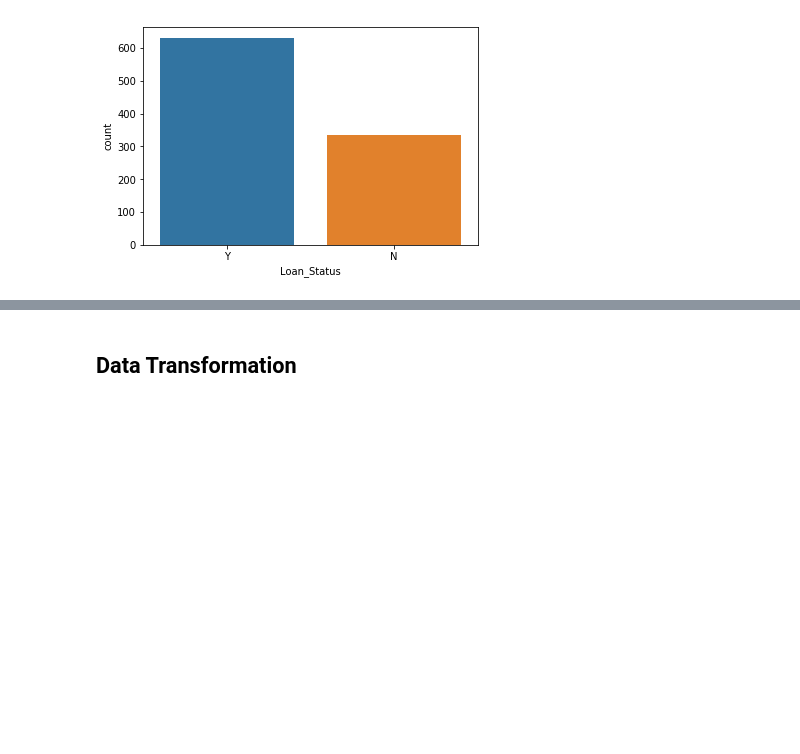
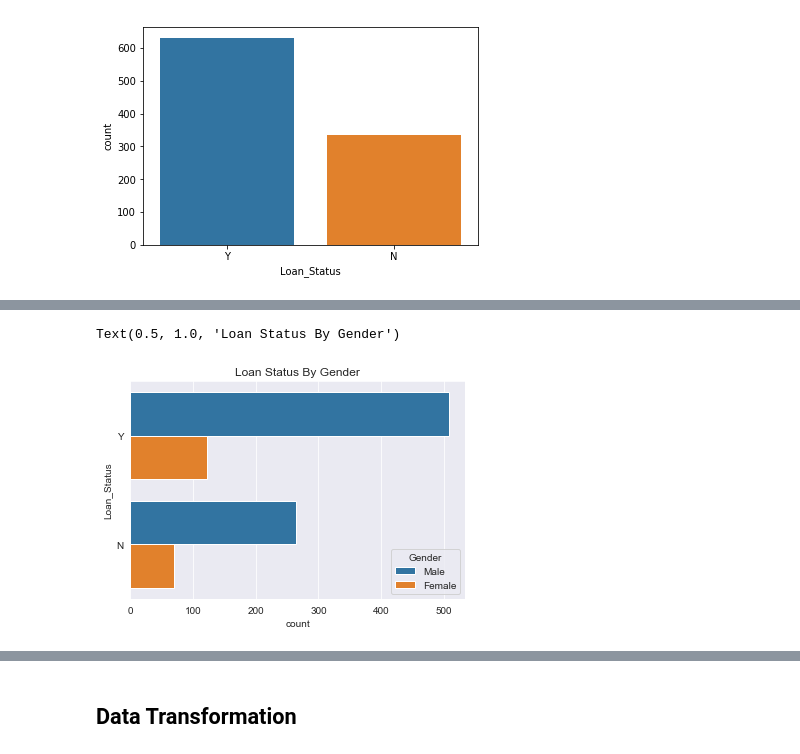
Before and after one commit to lena83/Decoded, a Jupyter notebook: guided_notebook_(loans).ipynb, the cells around one changed output, grey strips where cells are left out. Cells and saved outputs as stored; diff of their text form; code cells hidden in the pictures; blank space fills up the shorter version.

```diff
--- a/guided_notebook_(loans).ipynb
+++ b/guided_notebook_(loans).ipynb
@@ -319 +335,8 @@ sns.countplot(x='Loan_Status', data = loans)
+# %%
+sns.set_style('darkgrid')
+countplot = sns.countplot(y = 'Loan_Status', hue = 'Gender', data = loans)
+countplot.set_title('Loan Status By Gender')
+# %% [output]
+Text(0.5, 1.0, 'Loan Status By Gender')
+[figure, added]
 # %%
```
Also changed, not shown: parts of 37 cells of this notebook.
